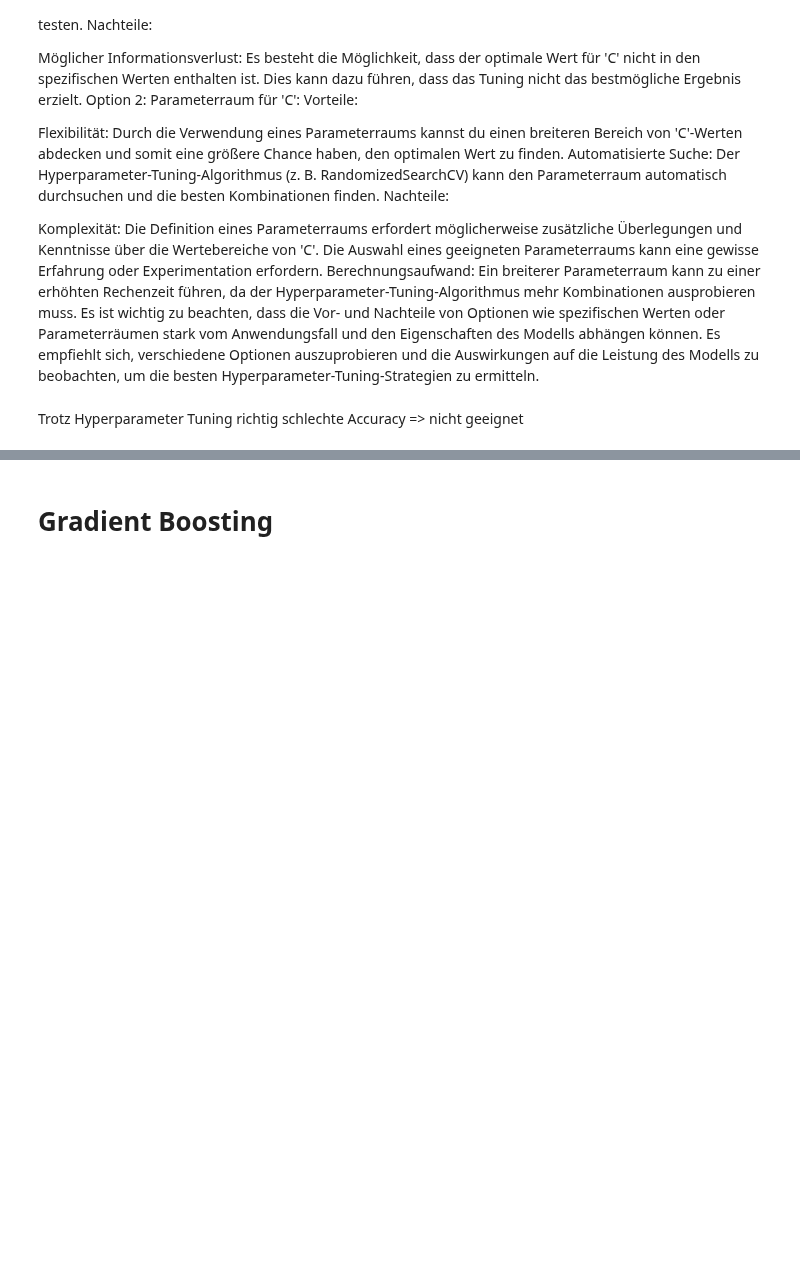
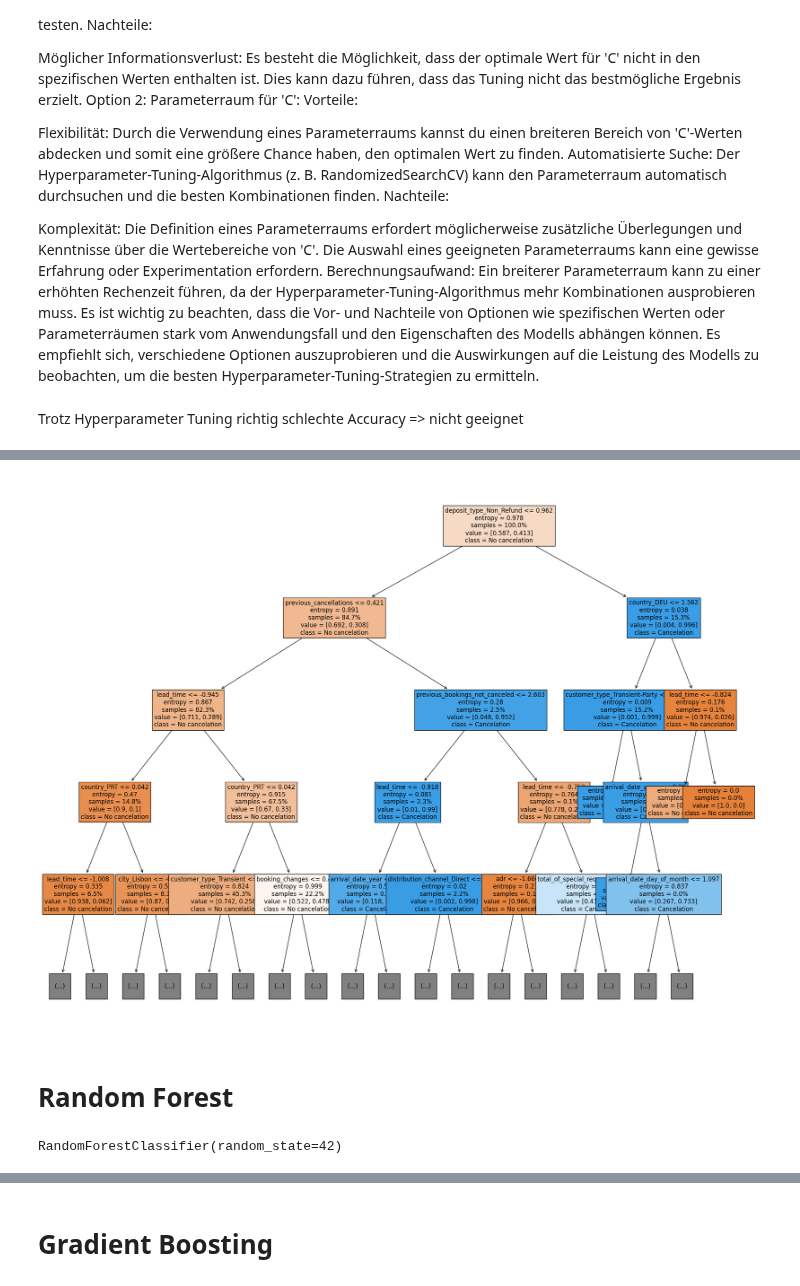
Before and after one commit to hochschule-pforzheim/project-st23-team-f23, a Jupyter notebook: 2_Classification.ipynb, the cells around one changed output, grey strips where cells are left out. Drawn from its saved outputs; the diff is of its cells as text; code cells hidden in the pictures; blank space fills up the shorter version.

```diff
--- a/2_Classification.ipynb
+++ b/2_Classification.ipynb
@@ -550,0 +800,17 @@ evaluate(ht_svc, X_test_scaled, y_test_scaled)
+# %%
+from sklearn import tree as sktree
+import matplotlib.pyplot as plt
+
+plt.figure(figsize=(25,20))
+
+sktree.plot_tree(tree,
+                 max_depth=4,
+                 fontsize=12,
+                 feature_names=X.columns,
+                 class_names=['No cancelation', 'Cancelation'],
+                 proportion=True,
+                 filled=True);
+# %% [output]
+[figure, added]
+# %% [markdown]
+# Random Forest
@@ -550,0 +821,4 @@ evaluate(ht_svc, X_test_scaled, y_test_scaled)
+# %%
+forest.fit(X_train_scaled, y_train_scaled)
+# %% [output]
+RandomForestClassifier(random_state=42)
```
Also changed, not shown: parts of 82 cells of this notebook.
